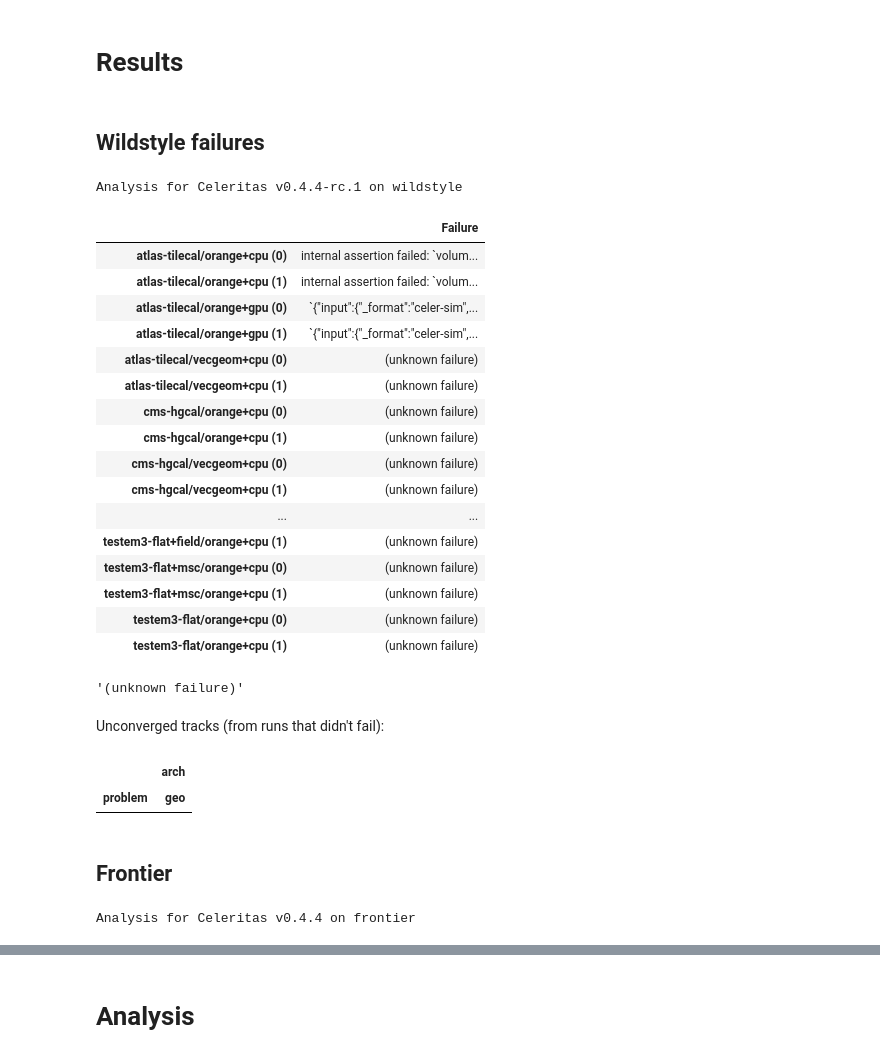
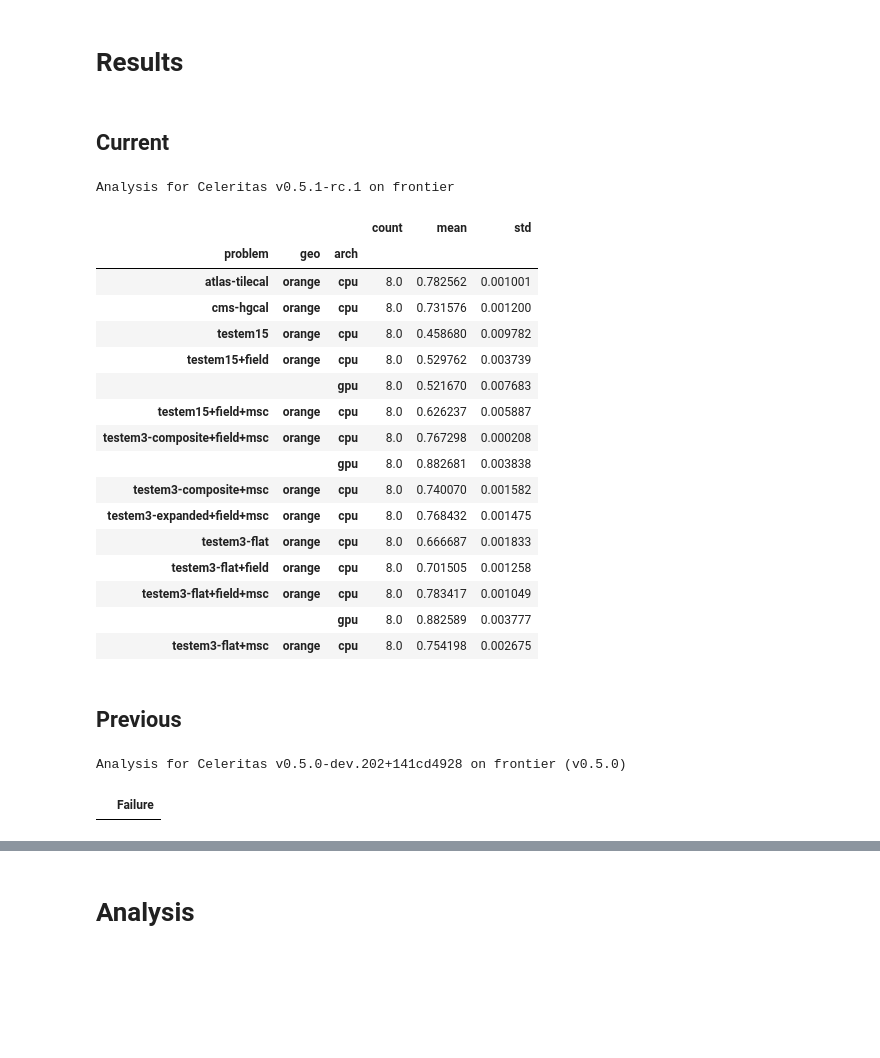
Before and after one commit to celeritas-project/regression, a Jupyter notebook: analysis.ipynb, the cells around one changed output, grey strips where cells are left out. Drawn from its saved outputs; the diff is of its cells as text; code cells hidden in the pictures; blank space fills up the shorter version.

```diff
--- a/analysis.ipynb
+++ b/analysis.ipynb
@@ -23,5 +23,3 @@ with open('plots/style.json') as f:
     mpl.rcParams.update(json.load(f))
 # %% [markdown]
 # Results
-# %% [markdown]
-## Wildstyle failures
@@ -28,26 +30,39 @@ with open('plots/style.json') as f:
+# %% [markdown]
+## Current
 # %%
-ws = analyze.Analysis('results/wildstyle')
-print(ws)
+new = analyze.Analysis(f"results/{system}/")
+print(new)
 # %% [output]
-Analysis for Celeritas v0.4.4-rc.1 on wildstyle
+Analysis for Celeritas v0.5.1-rc.1 on frontier
+# %%
+analyze.calc_geo_frac(new)
+# %% [output]
+|  |  |  | count | mean | std |
+| problem | geo | arch |  |  |  |
+| atlas-tilecal | orange | cpu | 8.0 | 0.782562 | 0.001001 |
+| cms-hgcal | orange | cpu | 8.0 | 0.731576 | 0.001200 |
+| testem15 | orange | cpu | 8.0 | 0.458680 | 0.009782 |
+| testem15+field | orange | cpu | 8.0 | 0.529762 | 0.003739 |
+|  |  | gpu | 8.0 | 0.521670 | 0.007683 |
+| testem15+field+msc | orange | cpu | 8.0 | 0.626237 | 0.005887 |
+| testem3-composite+field+msc | orange | cpu | 8.0 | 0.767298 | 0.000208 |
+|  |  | gpu | 8.0 | 0.882681 | 0.003838 |
+| testem3-composite+msc | orange | cpu | 8.0 | 0.740070 | 0.001582 |
+| testem3-expanded+field+msc | orange | cpu | 8.0 | 0.768432 | 0.001475 |
+| testem3-flat | orange | cpu | 8.0 | 0.666687 | 0.001833 |
+| testem3-flat+field | orange | cpu | 8.0 | 0.701505 | 0.001258 |
+| testem3-flat+field+msc | orange | cpu | 8.0 | 0.783417 | 0.001049 |
+|  |  | gpu | 8.0 | 0.882589 | 0.003777 |
+| testem3-flat+msc | orange | cpu | 8.0 | 0.754198 | 0.002675 |
+# %% [markdown]
+## Previous
+# %%
+old = analyze.Analysis(f"results-old/{system}/")
+print(old, f"({oldversion})")
+# %% [output]
+Analysis for Celeritas v0.5.0-dev.202+141cd4928 on frontier (v0.5.0)
 # %%
-ftab = analyze.make_failure_table(ws.failures())
+ftab = analyze.make_failure_table(old.failures())
 ftab.to_frame()
 # %% [output]
 |  | Failure |
-| atlas-tilecal/orange+cpu (0) | internal assertion failed: `volum... |
-| atlas-tilecal/orange+cpu (1) | internal assertion failed: `volum... |
-| atlas-tilecal/orange+gpu (0) | `{"input":{"_format":"celer-sim",... |
-| atlas-tilecal/orange+gpu (1) | `{"input":{"_format":"celer-sim",... |
-| atlas-tilecal/vecgeom+cpu (0) | (unknown failure) |
-| atlas-tilecal/vecgeom+cpu (1) | (unknown failure) |
-| cms-hgcal/orange+cpu (0) | (unknown failure) |
-| cms-hgcal/orange+cpu (1) | (unknown failure) |
-| cms-hgcal/vecgeom+cpu (0) | (unknown failure) |
-| cms-hgcal/vecgeom+cpu (1) | (unknown failure) |
-| ... | ... |
-| testem3-flat+field/orange+cpu (1) | (unknown failure) |
-| testem3-flat+msc/orange+cpu (0) | (unknown failure) |
-| testem3-flat+msc/orange+cpu (1) | (unknown failure) |
-| testem3-flat/orange+cpu (0) | (unknown failure) |
-| testem3-flat/orange+cpu (1) | (unknown failure) |
@@ -56,20 +68,0 @@ ftab.to_frame()
-# %%
-ftab['cms2018+field+msc/vecgeom+cpu (0)']
-# %% [output]
-'(unknown failure)'
-# %% [markdown]
-Unconverged tracks (from runs that didn't fail):
-# %%
-summed = analyze.summarize_instances(ws.result[['unconverged']])
-unconv = summed[('unconverged', 'mean')]
-unconv[unconv > 0].unstack('arch')
-# %% [output]
-|  | arch |
-| problem | geo |
-# %% [markdown]
-## Frontier
-# %%
-frontier = analyze.Analysis('results/frontier')
-print(frontier)
-# %% [output]
-Analysis for Celeritas v0.4.4 on frontier
```
Also changed, not shown: parts of 26 cells of this notebook.
